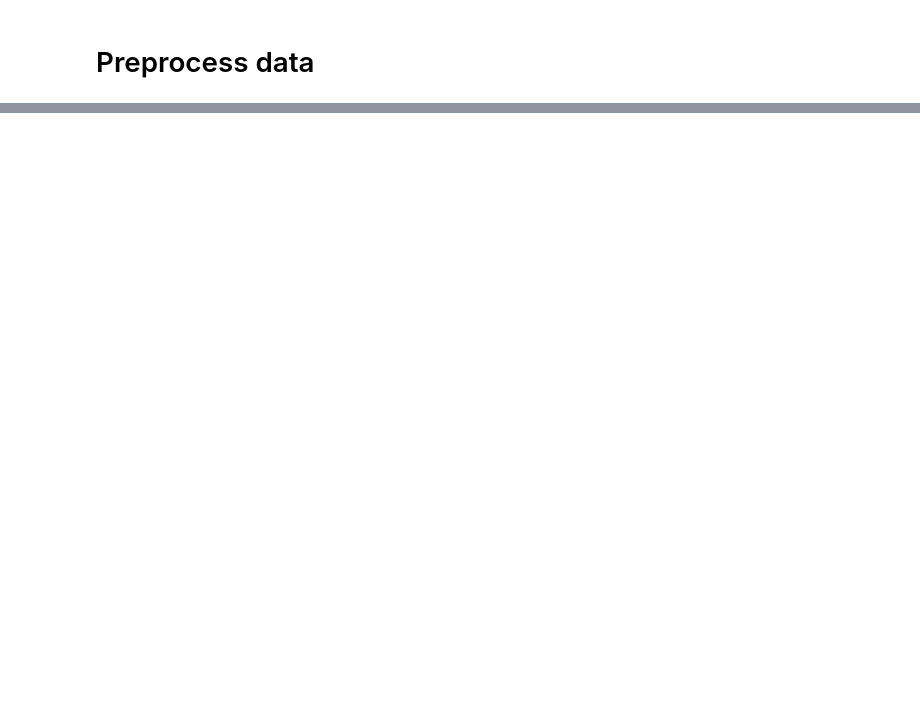
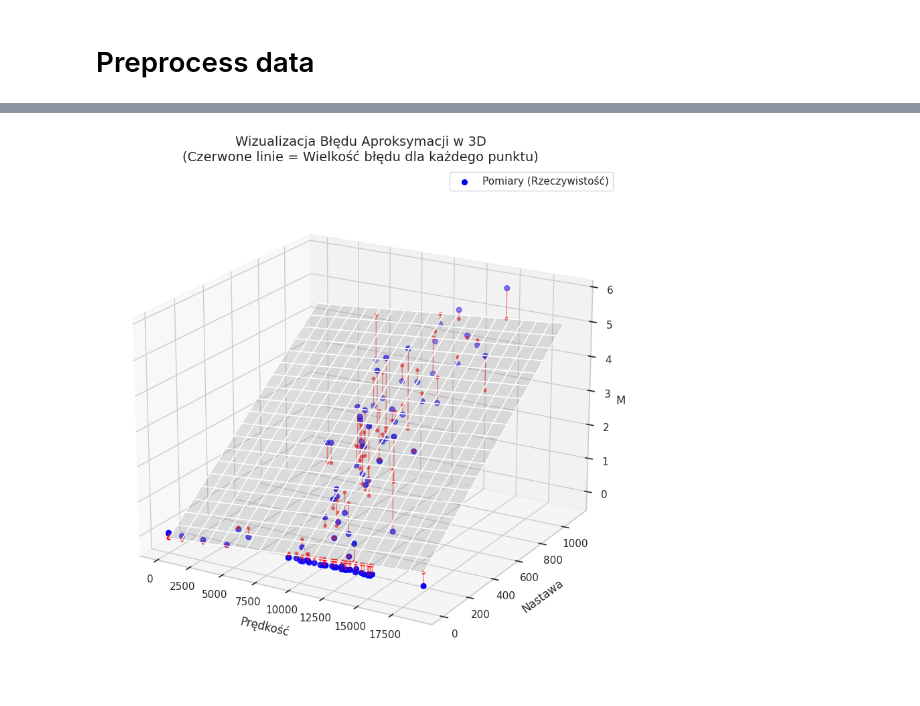
Before and after one commit to mechasB/Feed_Forward_Motor_Project, a Jupyter notebook: src/regression_method.ipynb, the cells around one changed output, grey strips where cells are left out. Drawn from its saved outputs; the diff is of its cells as text; code cells hidden in the pictures; blank space fills up the shorter version.

```diff
--- a/src/regression_method.ipynb
+++ b/src/regression_method.ipynb
@@ -80,0 +268,57 @@ Success! New file saved to: ../data/final_data.csv
+# %%
+# 1. PRZYGOTOWANIE DANYCH
+if 'merged' not in locals():
+    try:
+        merged = pd.read_csv('final_data.csv')
+    except:
+        print("Brak danych. Uruchom najpierw blok wczytywania danych.")
+
+X_speed = pd.concat([merged['speed_fr'], merged['speed_rl'], merged['speed_rr']], ignore_index=True)
+Y_setpoint = pd.concat([merged['setpoint_fr'], merged['setpoint_rl'], merged['setpoint_rr']], ignore_index=True)
+Z_power = pd.concat([merged['power'], merged['power'], merged['power']], ignore_index=True)
+
+sample_idx = np.random.choice(X_speed.index, 100, replace=False)
+xs = X_speed.iloc[sample_idx].values
+ys = Y_setpoint.iloc[sample_idx].values
+zs = Z_power.iloc[sample_idx].values
+
+# 2. TRENOWANIE MODELU
+model = make_pipeline(LinearRegression())
+model.fit(np.column_stack((xs, ys)), zs)
+
+zs_pred = model.predict(np.column_stack((xs, ys)))
+
+# 3. RYSOWANIE 3D Z BŁĘDAMI
+fig = plt.figure(figsize=(14, 10))
+ax = fig.add_subplot(111, projection='3d')
+
+# A. Rzeczywiste punkty (Niebieskie)
+ax.scatter(xs, ys, zs, c='blue', s=30, label='Pomiary (Rzeczywistość)')
+
+# B. Punkty na modelu (Czerwone - rzuty na płaszczyznę)
+ax.scatter(xs, ys, zs_pred, c='red', s=10, alpha=0.5)
+
+# C. Płaszczyzna modelu (Szara siatka)
+v_mesh = np.linspace(xs.min(), xs.max(), 20)
+s_mesh = np.linspace(ys.min(), ys.max(), 20)
+V, S = np.meshgrid(v_mesh, s_mesh)
+Z_surf = model.predict(np.column_stack((V.ravel(), S.ravel()))).reshape(V.shape)
+ax.plot_surface(V, S, Z_surf, color='gray', alpha=0.2, rstride=1, cstride=1)
+
+# D. LINIE BŁĘDÓW
+for i in range(len(xs)):
+    ax.plot([xs[i], xs[i]], [ys[i], ys[i]], [zs[i], zs_pred[i]],
+            color='red', alpha=0.5, linewidth=1)
+
+ax.set_xlabel('\nPrędkość', fontsize=12)
+ax.set_ylabel('\nNastawa', fontsize=12)
+ax.set_zlabel('\nMoc', fontsize=12)
+ax.set_title('Wizualizacja Błędu Aproksymacji w 3D\n(Czerwone linie = Wielkość błędu dla każdego punktu)', fontsize=14)
+ax.legend()
+
+# Ustawienie widoku
+ax.view_init(elev=20, azim=-60)
+
+plt.show()
+# %% [output]
+[figure, added]
```
Also changed, not shown: parts of 9 cells of this notebook.
